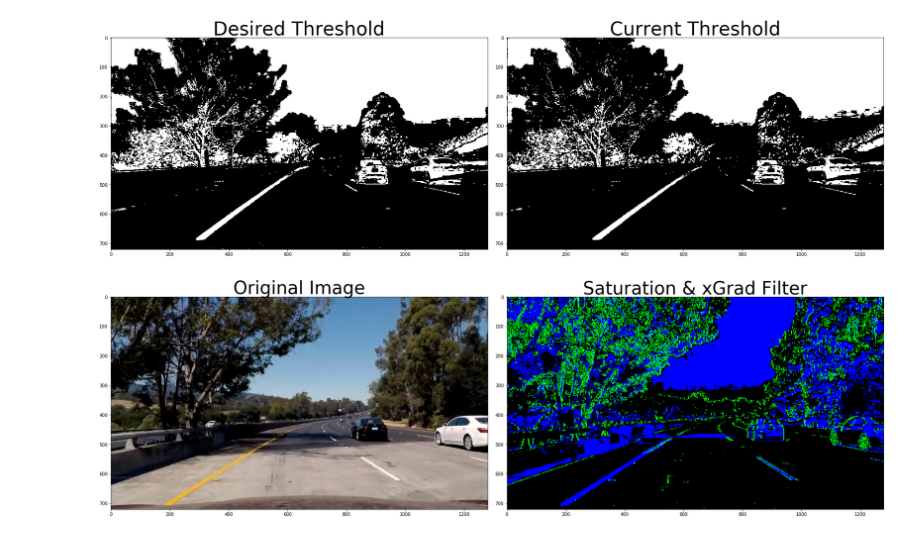
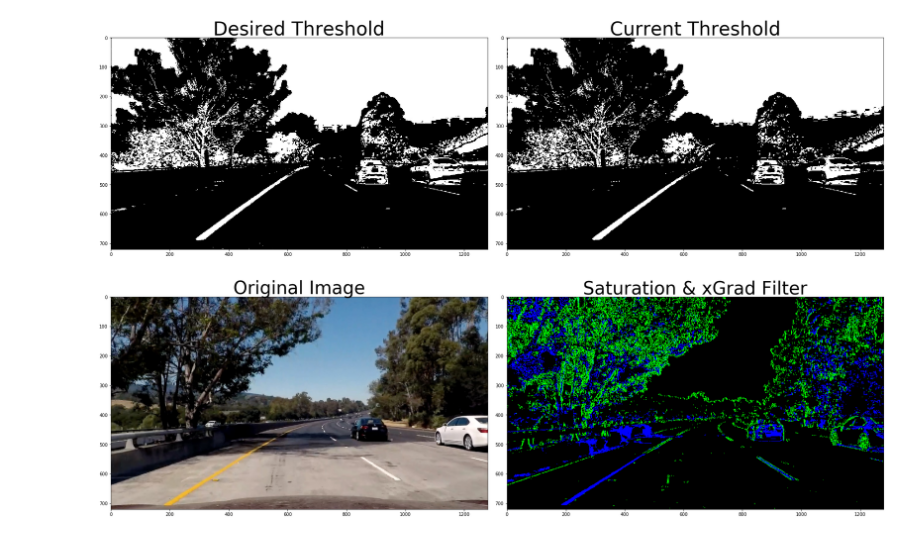
Before and after one commit to gobrando/CarND-Camera-Calibration, a Jupyter notebook: color_filtering.ipynb, the cells around one changed output. Saved outputs shown, nothing was run; the diff lists cells and outputs as text; code cells hidden in the pictures.

Commit message:
calibrate default settings for s_sx filter fx

```diff
--- a/color_filtering.ipynb
+++ b/color_filtering.ipynb
@@ -38,7 +38,7 @@ import matplotlib.image as mpimg
 image = mpimg.imread('/Users/brandoncanniff/Code2020/Self-Driving-Cars/Camera Calibration/CarND-Camera-Calibration/bridge_shadow.jpg')
 
 # Edit this function to create your own pipeline.
-def s_sx_filter(img, s_thresh=(90, 255), sx_thresh=(20, 100)):
+def s_sx_filter(img, s_thresh=(170, 255), sx_thresh=(20, 100)):
     img = np.copy(img)
     # Convert to HLS color space and separate the V channel
     hls = cv2.cvtColor(img, cv2.COLOR_RGB2HLS)
@@ -46,31 +46,31 @@ def s_sx_filter(img, s_thresh=(90, 255), sx_thresh=(20, 100)):
     s_channel = hls[:,:,2]
     # Sobel x
     sobelx = cv2.Sobel(l_channel, cv2.CV_64F, 1, 0) # Take the derivative in x
     abs_sobelx = np.absolute(sobelx) # Absolute x derivative to accentuate lines away from horizontal
     scaled_sobel = np.uint8(255*abs_sobelx/np.max(abs_sobelx))
 
     # Threshold x gradient
     sxbinary = np.zeros_like(scaled_sobel)
     sxbinary[(scaled_sobel >= sx_thresh[0]) & (scaled_sobel <= sx_thresh[1])] = 1
 
     # Threshold color channel
     s_binary = np.zeros_like(s_channel)
     s_binary[(s_channel >= s_thresh[0]) & (s_channel <= s_thresh[1])] = 1
     # Stack each channel
     color_binary = np.dstack(( np.zeros_like(sxbinary), sxbinary, s_binary)) * 255
     return color_binary
 
 result = s_sx_filter(image)
 
 # Plot the result
 f, (ax1, ax2) = plt.subplots(1, 2, figsize=(24, 9))
 f.tight_layout()
 
 ax1.imshow(image)
 ax1.set_title('Original Image', fontsize=40)
 
 ax2.imshow(result)
 ax2.set_title('Saturation & xGrad Filter', fontsize=40)
 plt.subplots_adjust(left=0., right=1, top=0.9, bottom=0.)
 # %% [output]
-[figure, old version]
+[figure, new version]
```
